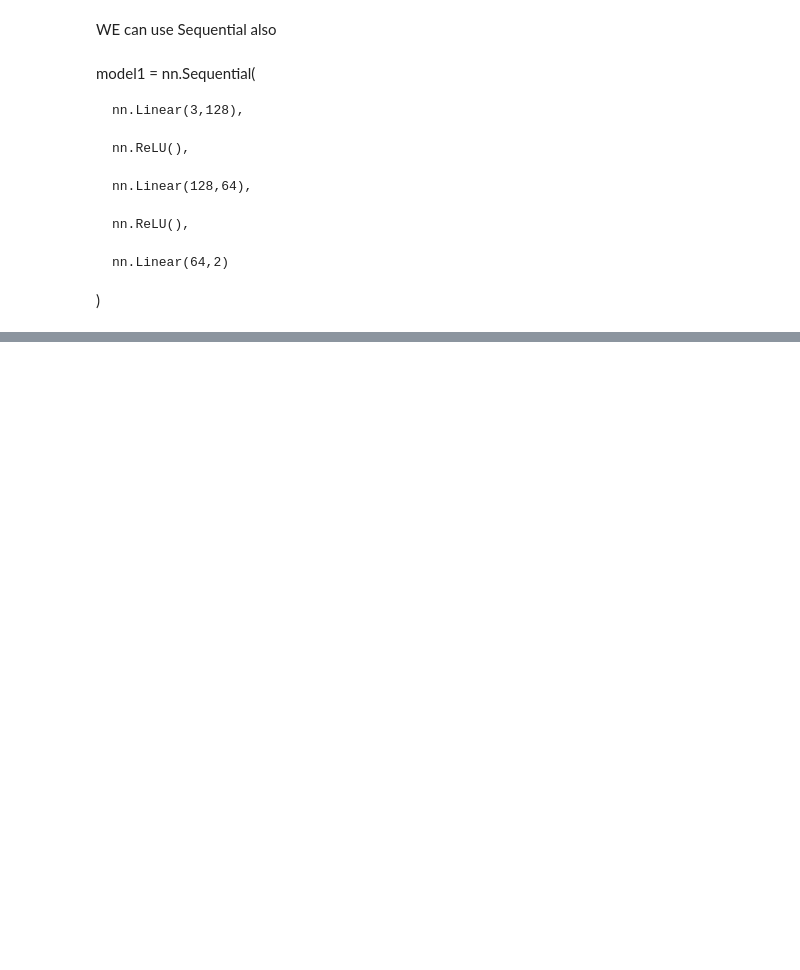
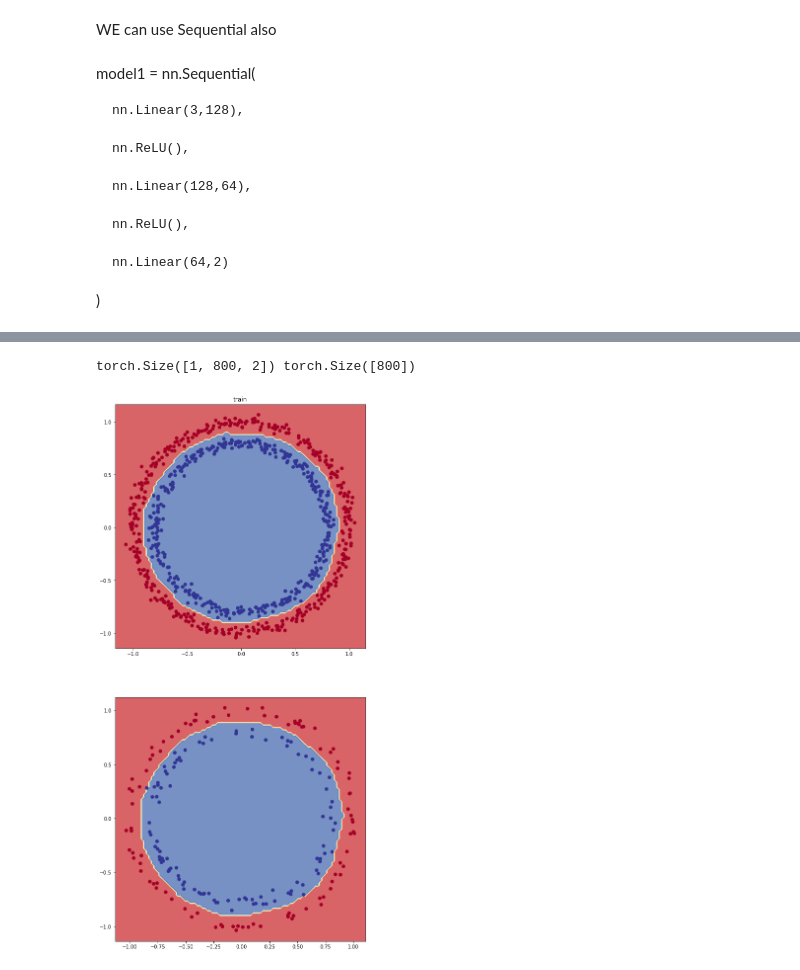
Before and after one commit to subhash137/pytorch, a Jupyter notebook: classification_neural_network.ipynb, the cells around one changed output, grey strips where cells are left out. Cells and saved outputs as stored; diff of their text form; code cells hidden in the pictures; blank space fills up the shorter version.

```diff
--- a/classification_neural_network.ipynb
+++ b/classification_neural_network.ipynb
@@ -363,0 +382,34 @@ torch.Size([1, 1600, 2]) torch.Size([1600])
+# %%
+
+torch.manual_seed(42)
+torch.cuda.manual_seed(42)
+
+epochs = 500
+
+epoch_set_v2 = []
+train_loss_v2 = []
+test_loss_v2 = []
+train_accuracy_v2 = []
+test_accuracy_v2 = []
+for epoch in range(epochs):
+    model_v2.train()
+    y_preds_v2 = model_v2(X_train)
+
+    y_preds1_v2 = torch.round(torch.sigmoid(y_preds_v2))
+    loss1_v2 = loss_v2(y_preds_v2,y_train)
+    optimizer_v2.zero_grad()
+    loss1_v2.backward()
+    optimizer_v2.step()
+    model_v2.eval()
+    epoch_set_v2.append(epoch)
+    train_loss_v2.append(loss1_v2.item())
+    train_acc_v2 = accuracy_fn(y_preds1_v2,y_train)
+    train_accuracy_v2.append(train_acc_v2)
+    with torch.inference_mode():
+        y_logits_test_v2 = model_v2(X_test)
+        y_preds2_v2 = torch.round(torch.sigmoid(y_logits_test_v2))
+        loss2_v2 = loss_v2(y_logits_test_v2,y_test)
+        test_loss_v2.append(loss2_v2.item())
+        test_acc_v2 = accuracy_fn(y_preds2_v2,y_test)
+        test_accuracy_v2.append(test_acc_v2)
+    print("Epoch: {}, Train Loss: {}, Train acc: {} , Test Loss: {} , Test acc: {}".format(epoch,loss1_v2.item(),train_acc_v2,loss2_v2.item(),test_acc_v2))
@@ -363,0 +434,12 @@ torch.Size([1, 1600, 2]) torch.Size([1600])
+# %%
+from helper import plot_decision_boundary,plot_predictions
+print(X_train.unsqueeze(dim = 0).shape , y_train.squeeze(dim = 1).shape)
+plt.figure(figsize=(20,20))
+plt.subplot(2,2,1)
+plt.title("train")
+plot_decision_boundary(model_v2,X=X_train,y = y_train.squeeze(dim = 1))
+plt.subplot(2,2,3)
+plot_decision_boundary(model_v2,X = X_test,y = y_test.squeeze(dim = 1))
+# %% [output]
+torch.Size([1, 800, 2]) torch.Size([800])
+[figure, added]
```
Also changed, not shown: parts of 18 cells of this notebook, 2 other files.
